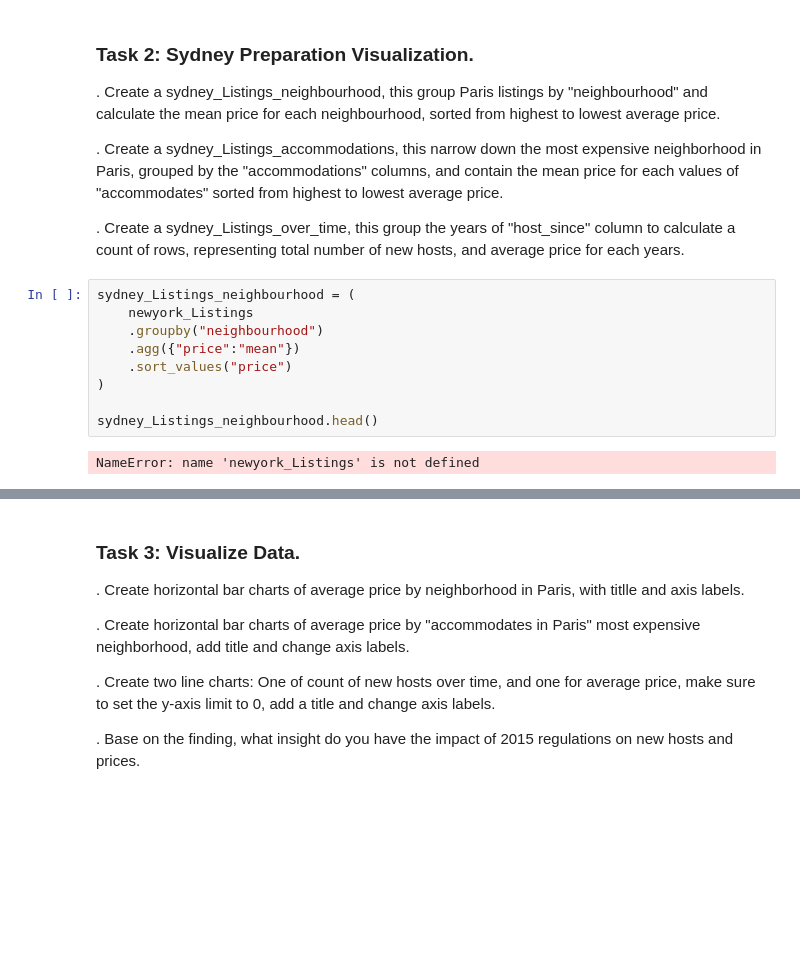
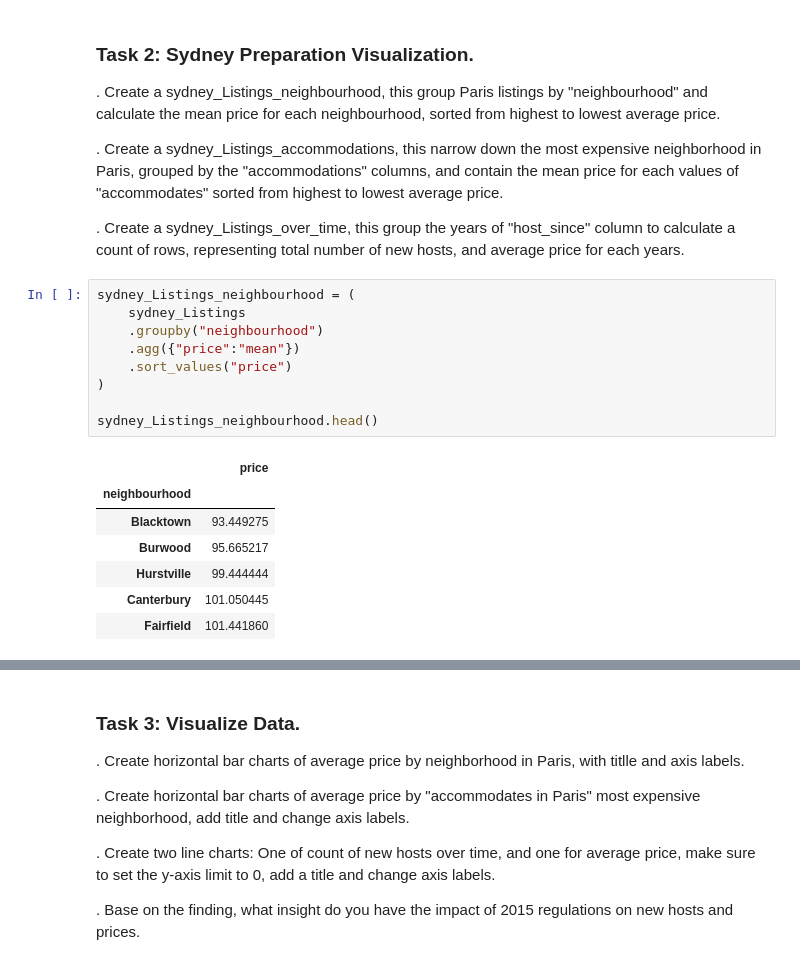
Before and after one commit to novicecoder205/AirBnB-Analysis-Project-Python, a Jupyter notebook: AirBnB Python Analyze.ipynb, the cells around one changed output, grey strips where cells are left out. Saved outputs shown, nothing was run; the diff lists cells and outputs as text; blank space fills up the shorter version.

```diff
--- a/AirBnB Python Analyze.ipynb
+++ b/AirBnB Python Analyze.ipynb
@@ -386,14 +386,20 @@ paris_Listings_over_time.head()
 . Create a sydney_Listings_over_time, this group the years of "host_since" column to calculate a count of rows, representing total number of new hosts, and average price for each years.
 # %%
 sydney_Listings_neighbourhood = (
-    newyork_Listings
+    sydney_Listings
     .groupby("neighbourhood")
     .agg({"price":"mean"})
     .sort_values("price")
 )
 
 sydney_Listings_neighbourhood.head()
 # %% [output]
-NameError: name 'newyork_Listings' is not defined
+|  | price |
+| neighbourhood |  |
+| Blacktown | 93.449275 |
+| Burwood | 95.665217 |
+| Hurstville | 99.444444 |
+| Canterbury | 101.050445 |
+| Fairfield | 101.441860 |
 # %%
 sydney_Listings_neighbourhood.tail()
```
Also changed, not shown: parts of 34 cells of this notebook.
